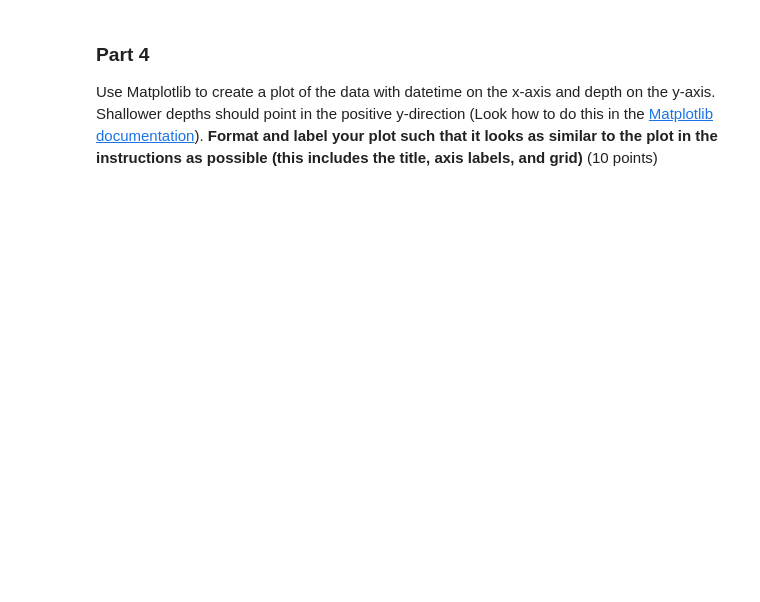
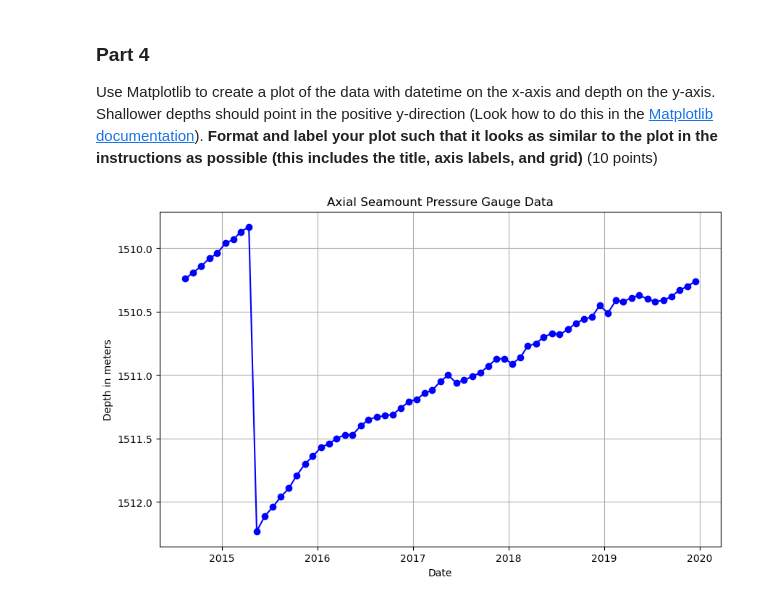
Before and after one commit to ashsteedman/homework_2final, a Jupyter notebook: HW2.ipynb, the cells around one changed output. Cells and saved outputs as stored; diff of their text form; code cells hidden in the pictures; blank space fills up the shorter version.

```diff
--- a/HW2.ipynb
+++ b/HW2.ipynb
@@ -308,6 +430,25 @@ round_inflation_rate = ...
 Use Matplotlib to create a plot of the data with datetime on the x-axis and depth on the y-axis.  Shallower depths should point in the positive y-direction (Look how to do this in the [Matplotlib documentation](https://matplotlib.org/3.3.1/api/axes_api.html)). **Format and label your plot such that it looks as similar to the plot in the instructions as possible (this includes the title, axis labels, and grid)** (10 points)
 # %%
 # Your code to make the plot for Part 4:
-...
+import matplotlib.pyplot as plt
+from datetime import datetime
+
+date_objects = [datetime.strptime(date, "%Y-%m-%d") for date in dates]
+
+# Create the plot
+plt.figure(figsize=(10, 6))
+plt.plot(date_objects, depths, marker='o', color='b', linestyle='-')
+plt.gca().invert_yaxis()
+
+
+# Add labels and title
+plt.xlabel('Date')
+plt.ylabel('Depth in meters')
+plt.title('Axial Seamount Pressure Gauge Data')
+
+# Enable grid lines
+plt.grid(True)
+# %% [output]
+[figure, added]
 # %% [markdown]
 <!-- END QUESTION -->
```
Also changed, not shown: parts of 9 cells of this notebook, 1 other file.
